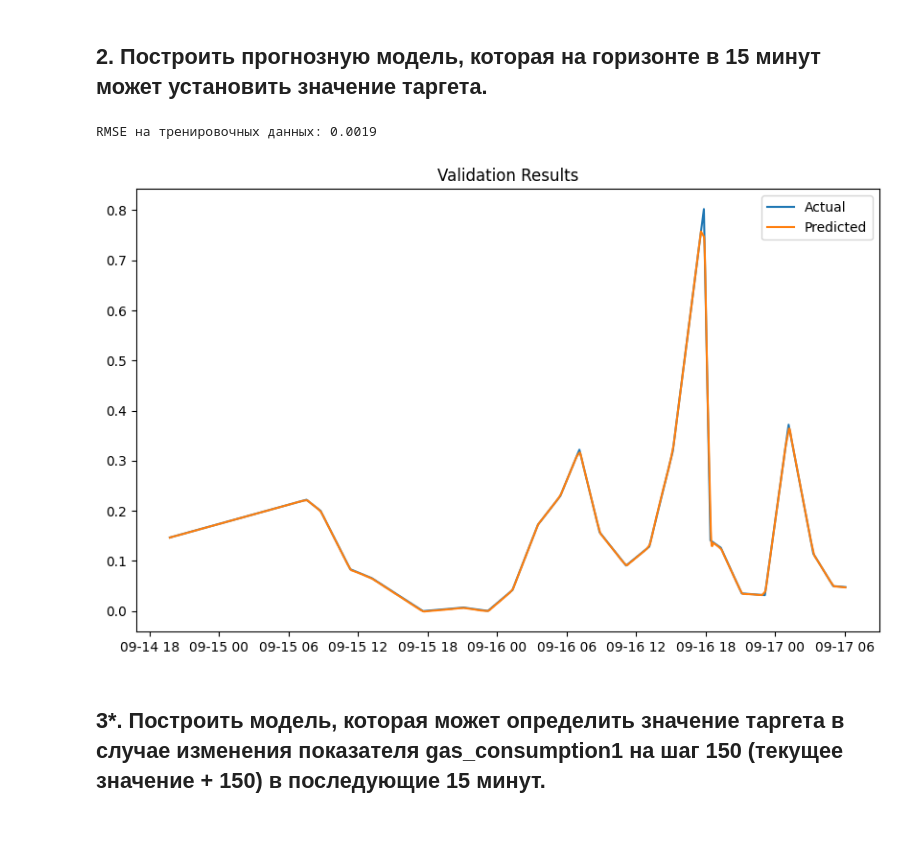
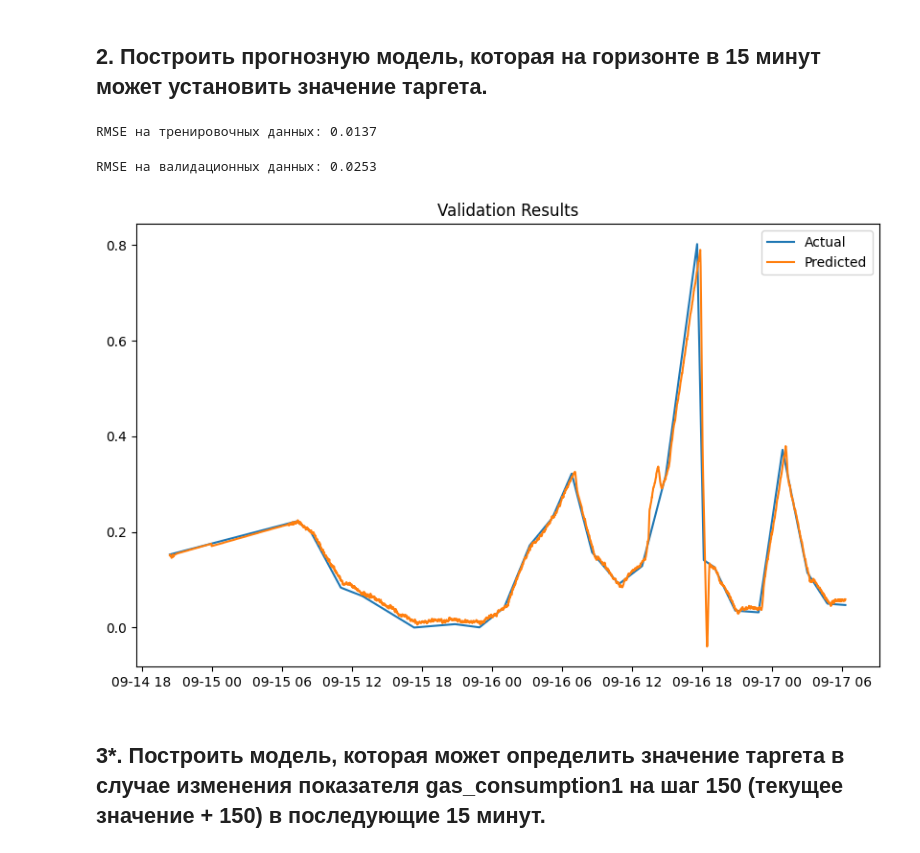
Before and after one commit to He1laGR/MAI_predictive_analytics, a Jupyter notebook: predective_analytics_lab_2.ipynb, the cells around one changed output. Cells and saved outputs as stored; diff of their text form; code cells hidden in the pictures.

```diff
--- a/predective_analytics_lab_2.ipynb
+++ b/predective_analytics_lab_2.ipynb
@@ -156,6 +156,9 @@ Warning: Value dropped below 1 at index 2023-09-17 06:04:00+00:00
 # %% [markdown]
 ## 2. Построить прогнозную модель, которая на горизонте в 15 минут может установить значение таргета.
 # %%
+# Создание таргета с сдвигом на 15 минут вперед
+comb['target_15min'] = comb['target_target'].shift(-15)  # Сдвигаем таргет на 15 шагов
+
 # Разделение данных на тренировочную, валидационную и тестовую выборки
 train_size = int(len(comb) * 0.7)
 val_size = int(len(comb) * 0.9)
@@ -164,45 +167,42 @@ train_data = comb.iloc[:train_size]
 val_data = comb.iloc[train_size:val_size]
 test_data = comb.iloc[val_size:]
 
-# Применяем RIDGE для учета выбросов
-from sklearn.linear_model import Ridge
-from sklearn.metrics import mean_squared_error
-import numpy as np
+# Удаляем строки с пропусками, так как теперь у нас таргет через 15 минут
+train_data = train_data.dropna(subset=['target_15min'])
+val_data = val_data.dropna(subset=['target_15min'])
+test_data = test_data.dropna(subset=['target_15min'])
 
-X_train, y_train = train_data.drop(columns=['target_target']), train_data['target_target']
-X_val, y_val = val_data.drop(columns=['target_target']), val_data['target_target']
-X_test, y_test = test_data.drop(columns=['target_target']), test_data['target_target']
-
-model_ridge = Ridge(alpha=1.0)
-model_ridge.fit(X_train, y_train)
-
-# Оценка на тренировочной выборке
-y_pred_train = model_ridge.predict(X_train)
-rmse_train = np.sqrt(mean_squared_error(y_train, y_pred_train))
-print(f'RMSE на тренировочных данных: {rmse_train:.4f}')
+X_train, y_train = train_data.drop(columns=['target_target', 'target_15min']), train_data['target_15min']
+X_val, y_val = val_data.drop(columns=['target_target', 'target_15min']), val_data['target_15min']
+X_test, y_test = test_data.drop(columns=['target_target', 'target_15min']), test_data['target_15min']
-# %% [output]
-RMSE на тренировочных данных: 0.0019
+# %%
+# Обучение модели Ridge
+model_ridge = Ridge(alpha=1.0)
+model_ridge.fit(X_train, y_train)
+
+# Прогнозирование на тренировочной выборке
+y_pred_train = model_ridge.predict(X_train)
+rmse_train = np.sqrt(mean_squared_error(y_train, y_pred_train))
+print(f'RMSE на тренировочных данных: {rmse_train:.4f}')
+# %% [output]
+RMSE на тренировочных данных: 0.0137
+# %%
+# Прогнозирование на валидационной выборке
+y_pred_val = model_ridge.predict(X_val)
+rmse_val = np.sqrt(mean_squared_error(y_val, y_pred_val))
+print(f'RMSE на валидационных данных: {rmse_val:.4f}')
+# %% [output]
+RMSE на валидационных данных: 0.0253
 # %%
-# Денормализация признаков
-val_data_inv = scaler.inverse_transform(val_data.drop(columns=['target_target']))  # Исключаем таргет
-y_val_inv = val_data['target_target']  # Получаем только таргет
-
-# Прогнозирование на валидационной выборке
-y_pred_val = model_ridge.predict(X_val)
-
-# Денормализация предсказанных значений
-X_val_inv = scaler.inverse_transform(X_val)
-y_pred_val_inv = y_pred_val
-
 # Визуализация результатов
 plt.figure(figsize=(10, 6))
-plt.plot(y_val.index, y_val_inv, label='Actual')
-plt.plot(y_val.index, y_pred_val_inv, label='Predicted')
+plt.plot(y_val.index, y_val, label='Actual')
+plt.plot(y_val.index, y_pred_val, label='Predicted')
 plt.legend()
 plt.title('Validation Results')
 plt.show()
 # %% [output]
-[figure, old version]
+[figure, new version]
 # %% [markdown]
  ## 3*. Построить модель, которая может определить значение таргета в случае изменения показателя gas_consumption1 на шаг 150 (текущее значение + 150) в последующие 15 минут.
 # %%
```
Also changed, not shown: parts of 1 cell of this notebook.
